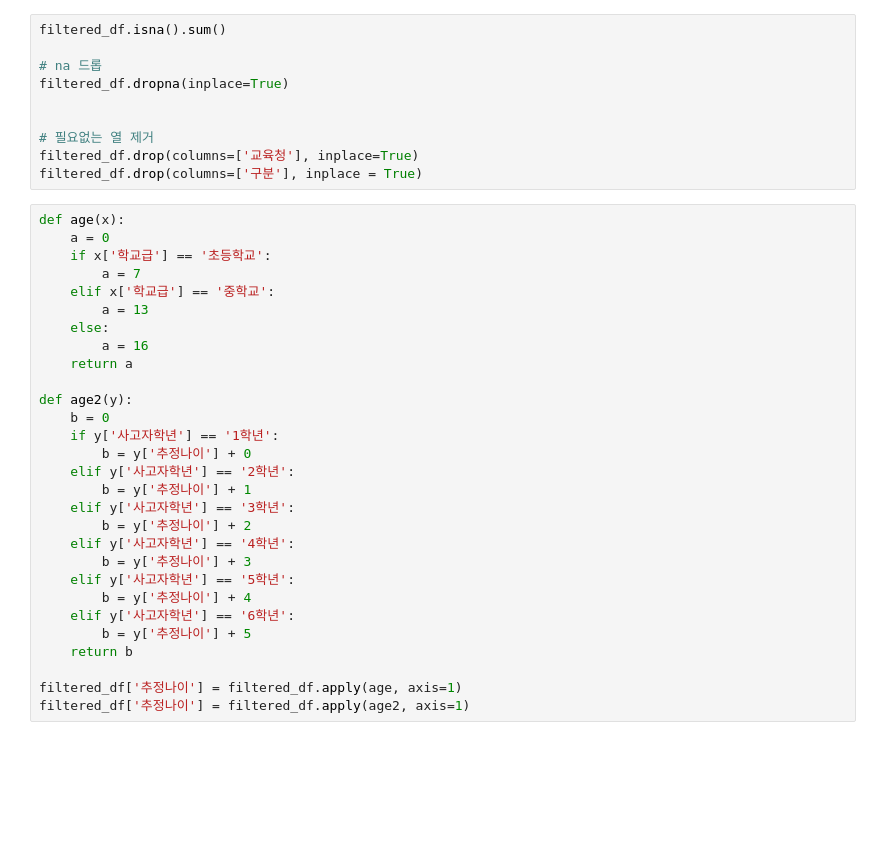
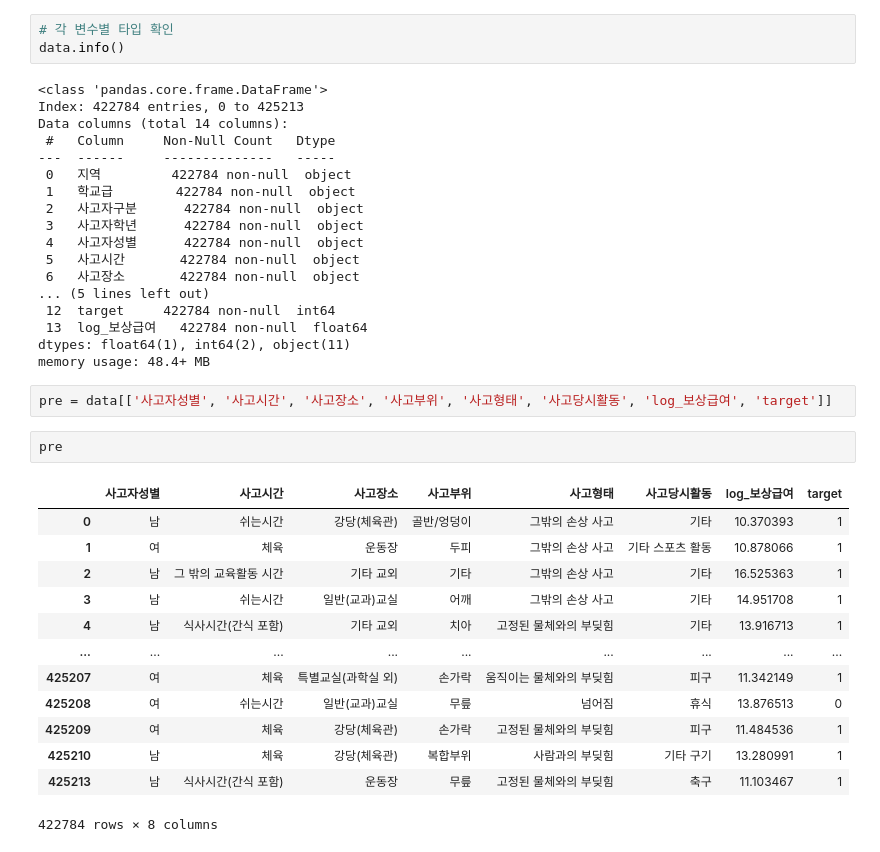
Before and after one commit to novicedata/Projects, a Jupyter notebook: Secure/Compensation_prediction.ipynb, the cells around one changed output. Cells and saved outputs as stored; diff of their text form; blank space fills up the shorter version.

```diff
--- a/Secure/Compensation_prediction.ipynb
+++ b/Secure/Compensation_prediction.ipynb
@@ -45,39 +55,39 @@ filtered_df
 # %%
-filtered_df.isna().sum()
-
-# na 드롭
-filtered_df.dropna(inplace=True)
-
-
-# 필요없는 열 제거
-filtered_df.drop(columns=['교육청'], inplace=True)
-filtered_df.drop(columns=['구분'], inplace = True)
+# 각 변수별 타입 확인
+data.info()
+# %% [output]
+<class 'pandas.core.frame.DataFrame'>
+Index: 422784 entries, 0 to 425213
+Data columns (total 14 columns):
+ #   Column     Non-Null Count   Dtype
+---  ------     --------------   -----
+ 0   지역         422784 non-null  object
+ 1   학교급        422784 non-null  object
+ 2   사고자구분      422784 non-null  object
+ 3   사고자학년      422784 non-null  object
+ 4   사고자성별      422784 non-null  object
+ 5   사고시간       422784 non-null  object
+ 6   사고장소       422784 non-null  object
+... (5 lines left out)
+ 12  target     422784 non-null  int64
+ 13  log_보상급여   422784 non-null  float64
+dtypes: float64(1), int64(2), object(11)
+memory usage: 48.4+ MB
 # %%
-def age(x):
-    a = 0
-    if x['학교급'] == '초등학교':
-        a = 7
-    elif x['학교급'] == '중학교':
-        a = 13
-    else:
-        a = 16
-    return a
-
-def age2(y):
-    b = 0
-    if y['사고자학년'] == '1학년':
-        b = y['추정나이'] + 0
-    elif y['사고자학년'] == '2학년':
-        b = y['추정나이'] + 1
-    elif y['사고자학년'] == '3학년':
-        b = y['추정나이'] + 2
-    elif y['사고자학년'] == '4학년':
-        b = y['추정나이'] + 3
-    elif y['사고자학년'] == '5학년':
-        b = y['추정나이'] + 4
-    elif y['사고자학년'] == '6학년':
-        b = y['추정나이'] + 5
-    return b
-
-filtered_df['추정나이'] = filtered_df.apply(age, axis=1)
-filtered_df['추정나이'] = filtered_df.apply(age2, axis=1)
+pre = data[['사고자성별', '사고시간', '사고장소', '사고부위', '사고형태', '사고당시활동', 'log_보상급여', 'target']]
+# %%
+pre
+# %% [output]
+|  | 사고자성별 | 사고시간 | 사고장소 | 사고부위 | 사고형태 | 사고당시활동 | log_보상급여 | target |
+| 0 | 남 | 쉬는시간 | 강당(체육관) | 골반/엉덩이 | 그밖의 손상 사고 | 기타 | 10.370393 | 1 |
+| 1 | 여 | 체육 | 운동장 | 두피 | 그밖의 손상 사고 | 기타 스포츠 활동 | 10.878066 | 1 |
+| 2 | 남 | 그 밖의 교육활동 시간 | 기타 교외 | 기타 | 그밖의 손상 사고 | 기타 | 16.525363 | 1 |
+| 3 | 남 | 쉬는시간 | 일반(교과)교실 | 어깨 | 그밖의 손상 사고 | 기타 | 14.951708 | 1 |
+| 4 | 남 | 식사시간(간식 포함) | 기타 교외 | 치아 | 고정된 물체와의 부딪힘 | 기타 | 13.916713 | 1 |
+| ... | ... | ... | ... | ... | ... | ... | ... | ... |
+| 425207 | 여 | 체육 | 특별교실(과학실 외) | 손가락 | 움직이는 물체와의 부딪힘 | 피구 | 11.342149 | 1 |
+| 425208 | 여 | 쉬는시간 | 일반(교과)교실 | 무릎 | 넘어짐 | 휴식 | 13.876513 | 0 |
+| 425209 | 여 | 체육 | 강당(체육관) | 손가락 | 고정된 물체와의 부딪힘 | 피구 | 11.484536 | 1 |
+| 425210 | 남 | 체육 | 강당(체육관) | 복합부위 | 사람과의 부딪힘 | 기타 구기 | 13.280991 | 1 |
+| 425213 | 남 | 식사시간(간식 포함) | 운동장 | 무릎 | 고정된 물체와의 부딪힘 | 축구 | 11.103467 | 1 |
+422784 rows × 8 columns
```
Also changed, not shown: parts of 29 cells of this notebook.
